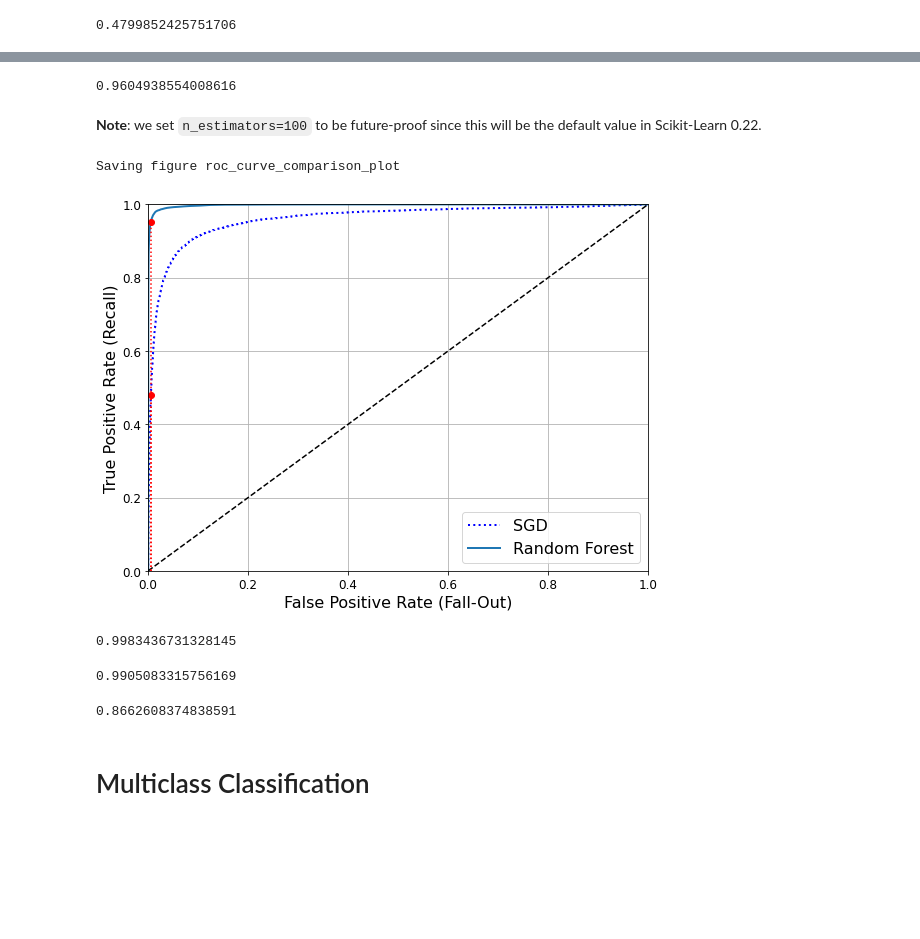
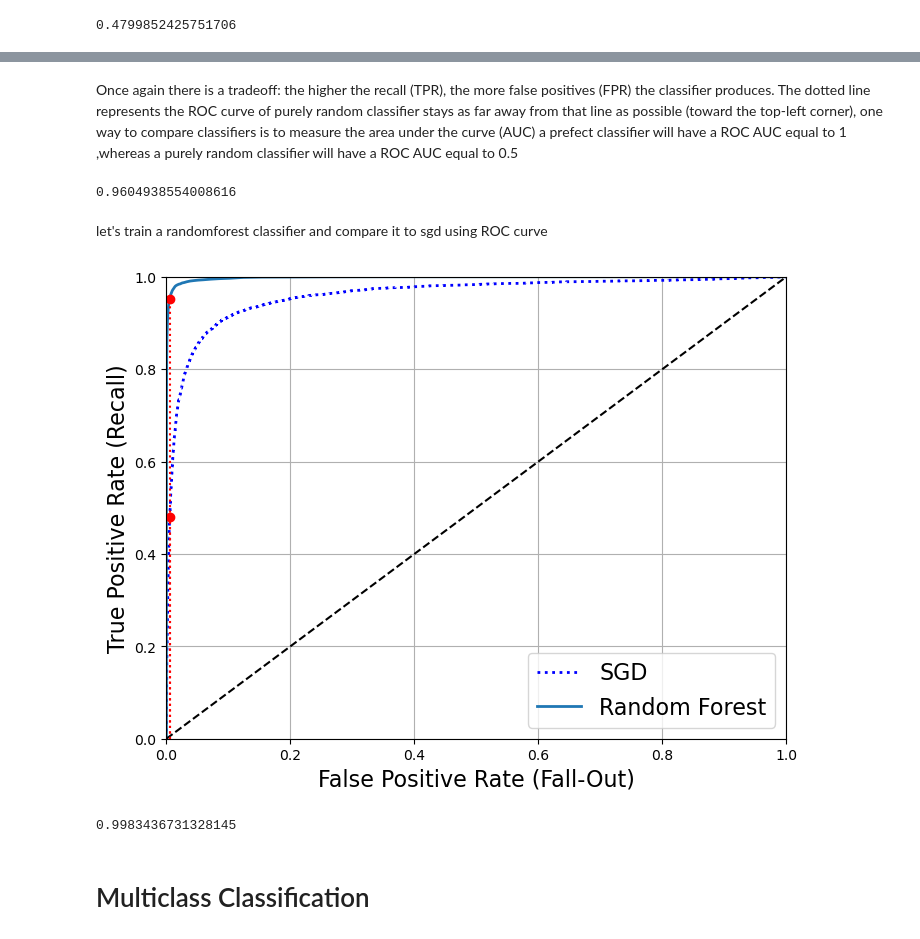
Before and after one commit to walidbet18/Digit-Classifier, a Jupyter notebook: Digit Classifier.ipynb, the cells around one changed output, grey strips where cells are left out. Saved outputs shown, nothing was run; the diff lists cells and outputs as text; code cells hidden in the pictures; blank space fills up the shorter version.

```diff
--- a/Digit Classifier.ipynb
+++ b/Digit Classifier.ipynb
@@ -107,7 +68,7 @@ y_test_5 = (y_test == 5)
 # %%
 from sklearn.linear_model import SGDClassifier
 
-sgd_clf = SGDClassifier(max_iter=1000, tol=1e-3, random_state=42)
+sgd_clf = SGDClassifier(random_state=42)
 sgd_clf.fit(X_train, y_train_5)
 # %% [output]
 SGDClassifier(random_state=42)
@@ -328,11 +285,13 @@ Saving figure roc_curve_plot
+# %% [markdown]
+Once again there is a tradeoff: the higher the recall (TPR), the more false positives (FPR) the classifier produces. The dotted line represents the ROC curve of purely random classifier stays as far away from that line as possible (toward the top-left corner), one way to compare classifiers is to measure the area under the curve (AUC) a prefect classifier will have a ROC AUC equal to 1 ,whereas a purely random classifier will have a ROC AUC equal to 0.5
 # %%
 from sklearn.metrics import roc_auc_score
 
 roc_auc_score(y_train_5, y_scores)
 # %% [output]
 0.9604938554008616
-# %% [markdown]
-**Note**: we set `n_estimators=100` to be future-proof since this will be the default value in Scikit-Learn 0.22.
+# %% [markdown]
+let's train a randomforest classifier and compare it to sgd using ROC curve
 # %%
 from sklearn.ensemble import RandomForestClassifier
 forest_clf = RandomForestClassifier(n_estimators=100, random_state=42)
@@ -344,34 +303,23 @@ fpr_forest, tpr_forest, thresholds_forest = roc_curve(y_train_5,y_scores_forest)
 # %%
 recall_for_forest = tpr_forest[np.argmax(fpr_forest >= fpr_90)]
 
 plt.figure(figsize=(8, 6))
 plt.plot(fpr, tpr, "b:", linewidth=2, label="SGD")
 plot_roc_curve(fpr_forest, tpr_forest, "Random Forest")
 plt.plot([fpr_90, fpr_90], [0., recall_90_precision], "r:")
 plt.plot([0.0, fpr_90], [recall_90_precision, recall_90_precision], "r:")
 plt.plot([fpr_90], [recall_90_precision], "ro")
 plt.plot([fpr_90, fpr_90], [0., recall_for_forest], "r:")
 plt.plot([fpr_90], [recall_for_forest], "ro")
 plt.grid(True)
 plt.legend(loc="lower right", fontsize=16)
-save_fig("roc_curve_comparison_plot")
 plt.show()
 # %% [output]
-Saving figure roc_curve_comparison_plot
-[figure, old version]
+[figure, new version]
 # %%
 roc_auc_score(y_train_5, y_scores_forest)
 # %% [output]
 0.9983436731328145
-# %%
-y_train_pred_forest = cross_val_predict(forest_clf, X_train, y_train_5, cv=3)
-precision_score(y_train_5, y_train_pred_forest)
-# %% [output]
-0.9905083315756169
-# %%
-recall_score(y_train_5, y_train_pred_forest)
-# %% [output]
-0.8662608374838591
 # %% [markdown]
 # Multiclass Classification
 # %%
```
Also changed, not shown: parts of 63 cells of this notebook.
